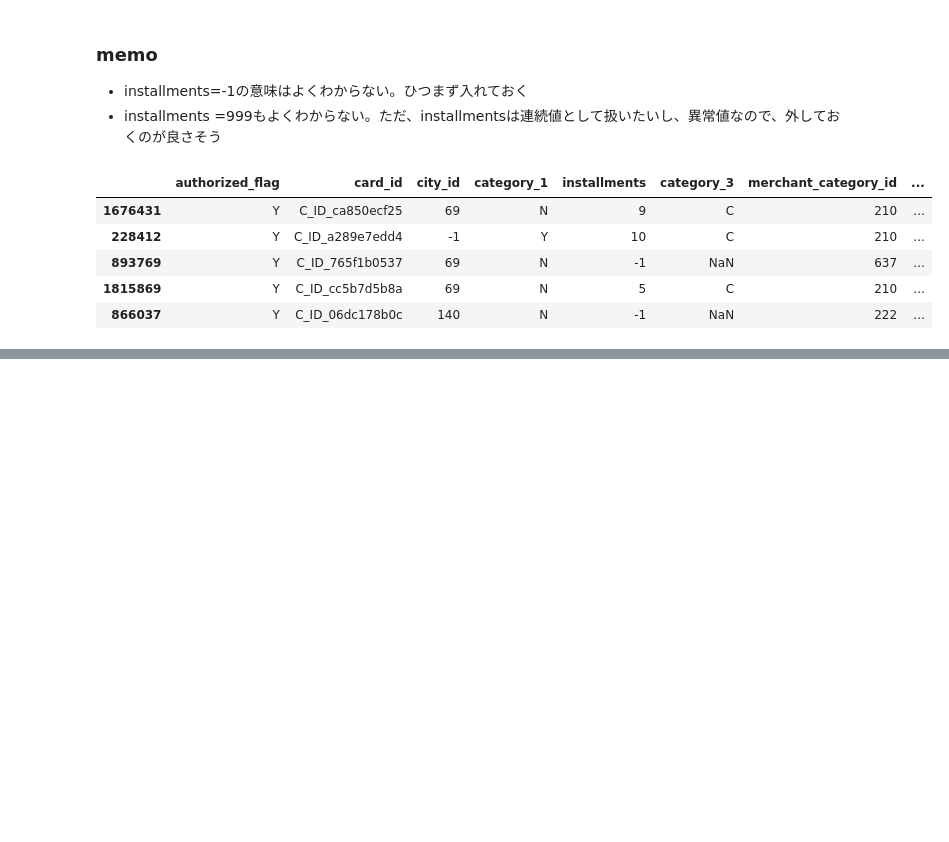
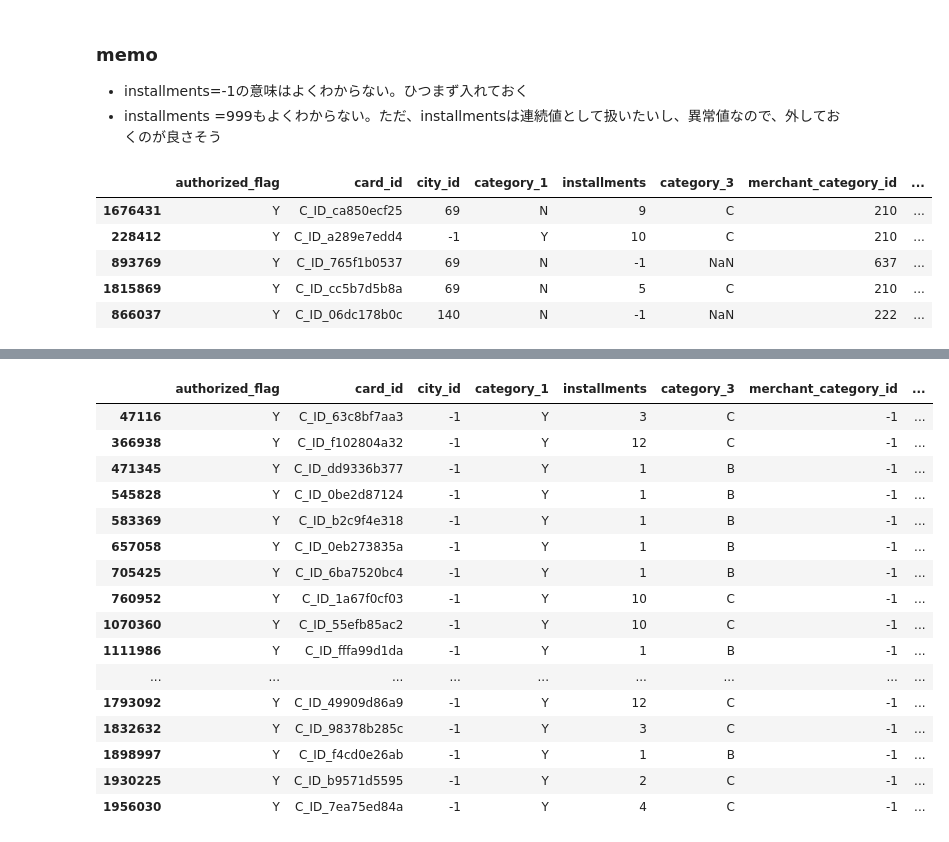
Before and after one commit to hojokenta/kaggle-elo, a Jupyter notebook: work/Data confirmation.ipynb, the cells around one changed output, grey strips where cells are left out. Saved outputs shown, nothing was run; the diff lists cells and outputs as text; code cells hidden in the pictures; blank space fills up the shorter version.

```diff
--- a/work/Data confirmation.ipynb
+++ b/work/Data confirmation.ipynb
@@ -200,0 +246,4 @@ raw_new_merchant_transactions.sort_values('purchase_amount', ascending = False).
+# %%
+# subsector_id=-1のcard_idがtrain,testそれぞれに含まれているか確認する
+subsector_id_minus1 = raw_new_merchant_transactions[raw_new_merchant_transactions['subsector_id'] == -1]
+raw_train[raw_train['card_id'].isin(subsector_id_minus1['card_id'])]
@@ -200,0 +265,20 @@ raw_new_merchant_transactions.sort_values('purchase_amount', ascending = False).
+# %%
+subsector_id_minus1
+# %% [output]
+|  | authorized_flag | card_id | city_id | category_1 | installments | category_3 | merchant_category_id | ... |
+| 47116 | Y | C_ID_63c8bf7aa3 | -1 | Y | 3 | C | -1 | ... |
+| 366938 | Y | C_ID_f102804a32 | -1 | Y | 12 | C | -1 | ... |
+| 471345 | Y | C_ID_dd9336b377 | -1 | Y | 1 | B | -1 | ... |
+| 545828 | Y | C_ID_0be2d87124 | -1 | Y | 1 | B | -1 | ... |
+| 583369 | Y | C_ID_b2c9f4e318 | -1 | Y | 1 | B | -1 | ... |
+| 657058 | Y | C_ID_0eb273835a | -1 | Y | 1 | B | -1 | ... |
+| 705425 | Y | C_ID_6ba7520bc4 | -1 | Y | 1 | B | -1 | ... |
+| 760952 | Y | C_ID_1a67f0cf03 | -1 | Y | 10 | C | -1 | ... |
+| 1070360 | Y | C_ID_55efb85ac2 | -1 | Y | 10 | C | -1 | ... |
+| 1111986 | Y | C_ID_fffa99d1da | -1 | Y | 1 | B | -1 | ... |
+| ... | ... | ... | ... | ... | ... | ... | ... | ... |
+| 1793092 | Y | C_ID_49909d86a9 | -1 | Y | 12 | C | -1 | ... |
+| 1832632 | Y | C_ID_98378b285c | -1 | Y | 3 | C | -1 | ... |
+| 1898997 | Y | C_ID_f4cd0e26ab | -1 | Y | 1 | B | -1 | ... |
+| 1930225 | Y | C_ID_b9571d5595 | -1 | Y | 2 | C | -1 | ... |
+| 1956030 | Y | C_ID_7ea75ed84a | -1 | Y | 4 | C | -1 | ... |
```
Also changed, not shown: parts of 18 cells of this notebook, 2 other files.
